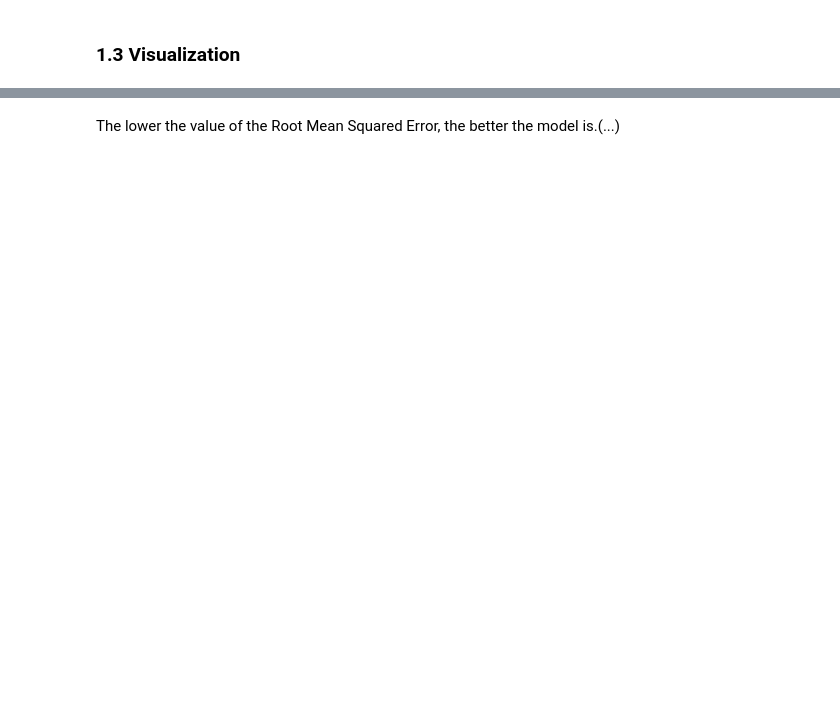
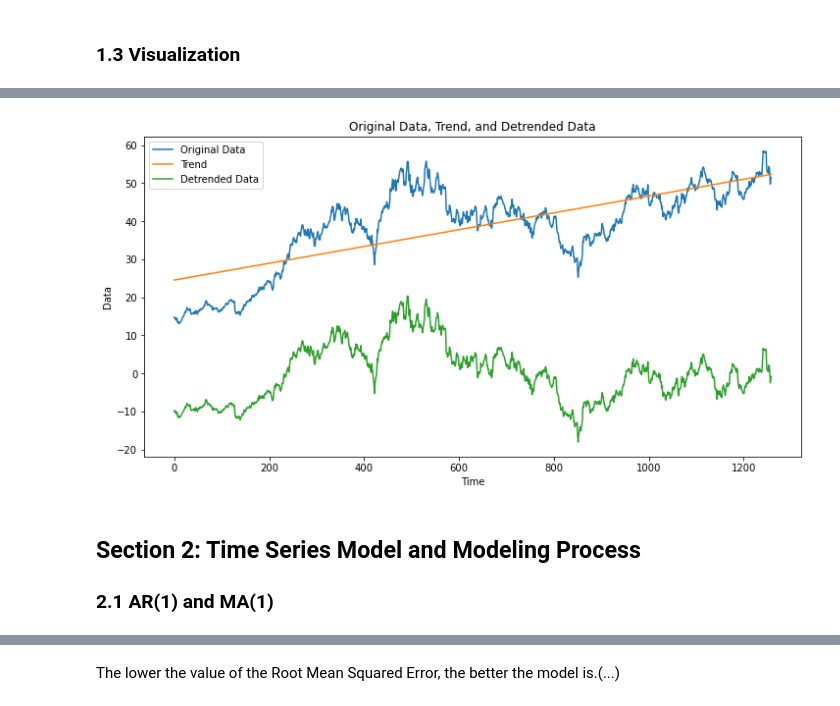
Before and after one commit to wangyeye66/5221-Final-Project, a Jupyter notebook: Code_5221.ipynb, the cells around one changed output, grey strips where cells are left out. Saved outputs shown, nothing was run; the diff lists cells and outputs as text; code cells hidden in the pictures; blank space fills up the shorter version.

```diff
--- a/Code_5221.ipynb
+++ b/Code_5221.ipynb
@@ -112,0 +116,15 @@ plt.show()
+# %%
+plt.figure(figsize=(12, 6))
+plt.plot(X, y, label='Original Data')
+plt.plot(X, trend, label='Trend')
+plt.plot(X, detrended_data, label='Detrended Data')
+plt.legend()
+plt.xlabel('Time')
+plt.ylabel('Data')
+plt.title('Original Data, Trend, and Detrended Data')
+plt.show()
+# %% [output]
+[figure, added]
+# %% [markdown]
+## Section 2: Time Series Model and Modeling Process
+### 2.1 AR(1) and MA(1)
```
Also changed, not shown: parts of 56 cells of this notebook.
